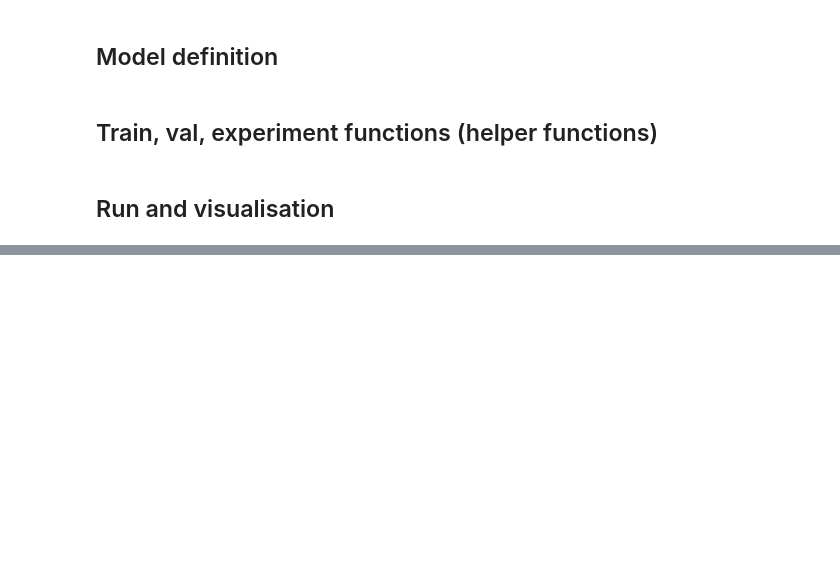
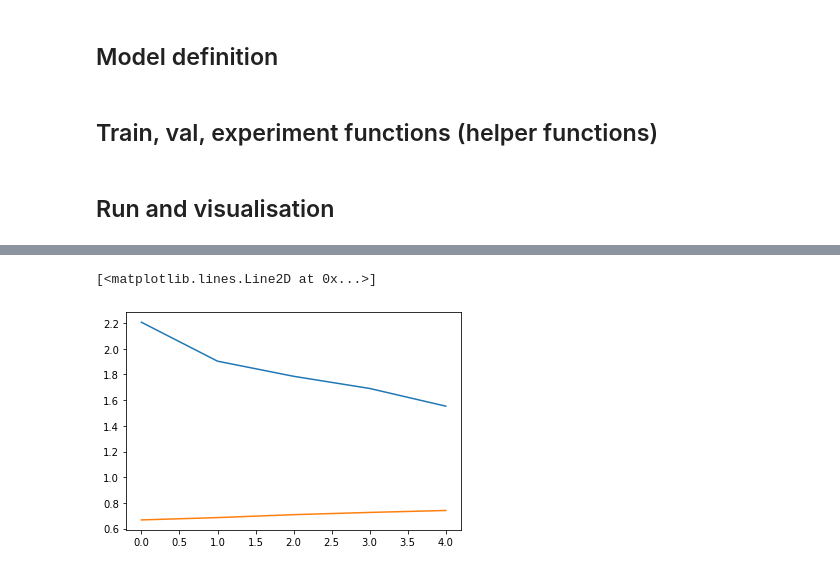
Before and after one commit to fatmahachicha2/Applied-deep-learning-with-python-project---Sentiment-Analysis, a Jupyter notebook: Baseline_LSTM.ipynb, the cells around one changed output, grey strips where cells are left out. Cells and saved outputs as stored; diff of their text form; code cells hidden in the pictures; blank space fills up the shorter version.

```diff
--- a/Baseline_LSTM.ipynb
+++ b/Baseline_LSTM.ipynb
@@ -156,9 +155,9 @@ class TextClassificationDataset(Dataset):
 training_dataset = TextClassificationDataset(text_train, target_train)
 training_word2idx, training_idx2word = training_dataset.get_vocab()
 # %%
-valid_dataset = TextClassificationDataset(text_test, target_test, (training_word2idx, training_idx2word))
+test_dataset = TextClassificationDataset(text_test, target_test, (training_word2idx, training_idx2word))
 training_dataloader = DataLoader(training_dataset, batch_size = 32, shuffle=True)
-valid_dataloader = DataLoader(valid_dataset, batch_size = 16)
+test_dataloader = DataLoader(test_dataset, batch_size = 16)
 # %% [markdown]
 ## Model definition
 # %%
@@ -241,29 +251,37 @@ def eval_model(model, criterion, evalloader):
 
     return total_epoch_loss/(i+1), total_epoch_acc/(i+1)
 # %%
-def experiment(model, opt, criterion, num_epochs = 5, early_stopping = True):
+def experiment(model, opt, criterion, num_epochs = 5, early_stopping = False):
     train_losses = []
-    if early_stopping:
-        best_valid_loss = 10.
+    train_accs = []
+    valid_losses = []
+    valid_accs = []
+    # if early_stopping:
+    #     best_valid_loss = 10.
     print("Beginning training...")
     for e in range(num_epochs):
         print("Epoch " + str(e+1) + ":")
-        train_losses += train_epoch(model, opt, criterion, training_dataloader)  # Add all elements of a list to the previous list. extend
-        valid_loss, valid_acc = eval_model(model, criterion, valid_dataloader)
-        print("Epoch " + str(e+1) + " : Validation loss = " + str(valid_loss) + "; Validation acc = " + str(valid_acc))
-        if early_stopping:
-            if valid_loss < best_valid_loss:
-                best_valid_loss = valid_loss
-            else:
-                print("Early stopping.")
-                break
-    test_loss, test_acc = eval_model(model, criterion, test_dataloader)
-    print("Epoch " + str(e+1) + " : Test loss = " + str(test_loss) + "; Test acc = " + str(test_acc))
-    return train_losses
+        train_loss, train_acc = train_epoch(model, opt, criterion, training_dataloader)  # Add all elements of a list to the previous list. extend
+        train_losses.append(train_loss)
+        train_accs.append(train_acc)
+        # For validation/test set
+        valid_loss, valid_acc = eval_model(model, criterion, test_dataloader)
+        valid_losses.append(valid_loss)
+        valid_accs.append(valid_acc)
+        print("Epoch " + str(e+1) + " : Training loss = " + str(train_loss) + "; Training acc = " + str(train_acc) + " : Validation loss = " + str(valid_loss) + "; Validation acc = " + str(valid_acc))
+        # if early_stopping:
+        #     if valid_loss < best_valid_loss:
+        #         best_valid_loss = valid_loss
+        #     else:
+        #         print("Early stopping.")
+        #         break
+    # test_loss, test_acc = eval_model(model, criterion, test_dataloader)
+    # print("Epoch " + str(e+1) + " : Test loss = " + str(test_loss) + "; Test acc = " + str(test_acc))
+    return train_losses, valid_losses
 # %% [markdown]
 ## Run and visualisation
 # %%
-train_losses = experiment(model, opt, criterion)
+train_losses, valid_losses = experiment(model, opt, criterion)
 # %% [output]
 Beginning training...
 Epoch 1:
@@ -271,3 +297,7 @@ RuntimeError: Expected all tensors to be on the same device, but found at least
 # %%
 import matplotlib.pyplot as plt
 plt.plot(train_losses)
+plt.plot(valid_losses)
+# %% [output]
+[<matplotlib.lines.Line2D at 0x...>]
+[figure, added]
```
Also changed, not shown: parts of 9 cells of this notebook.
